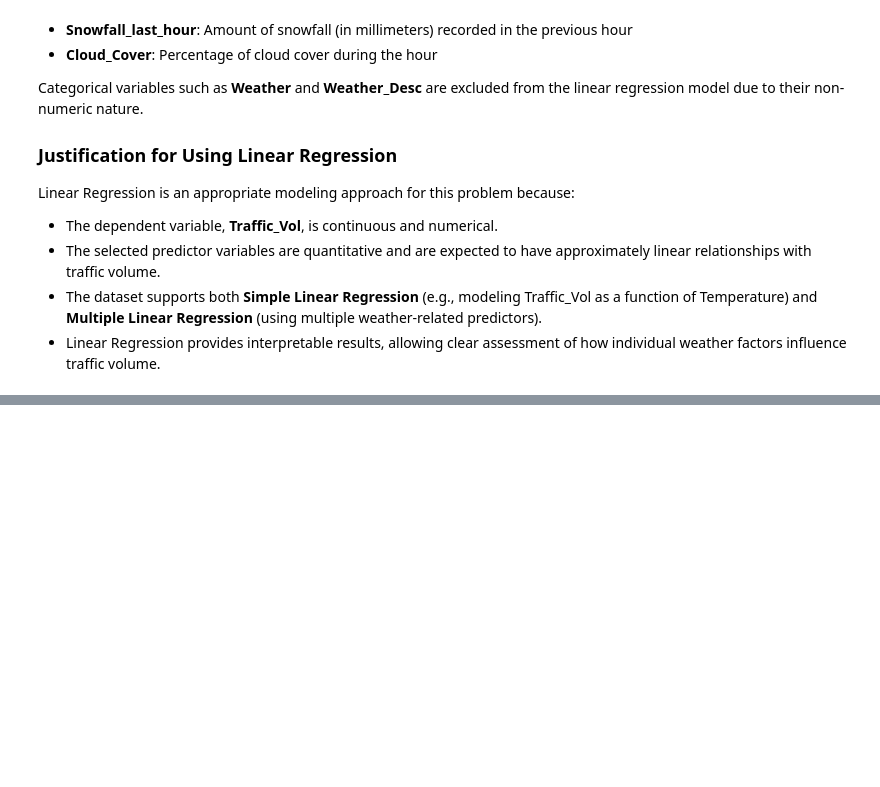
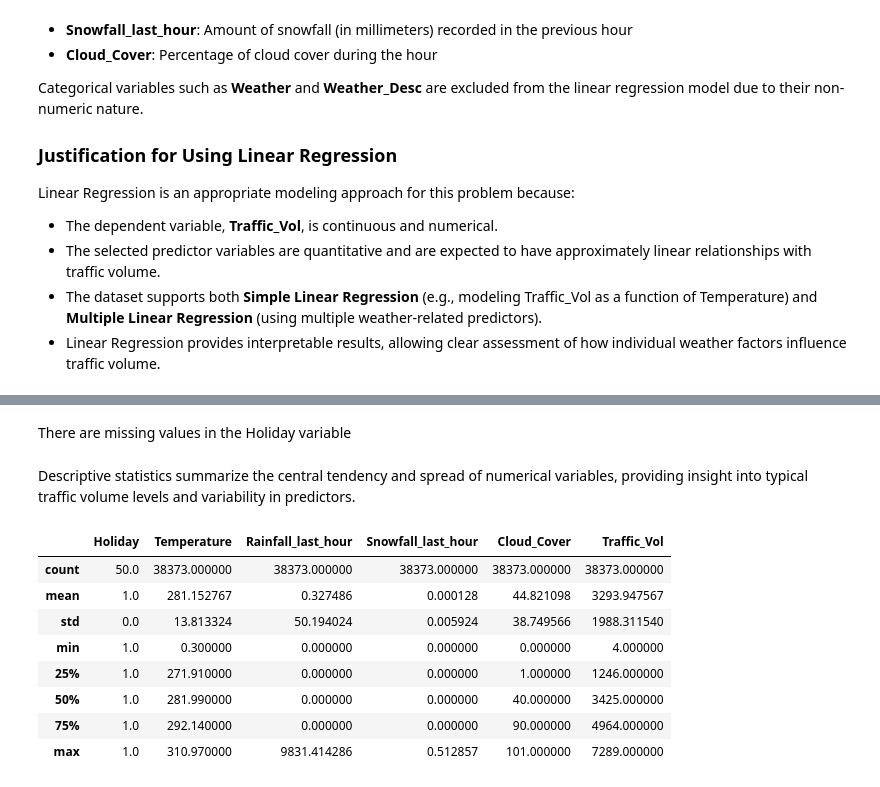
Before and after one commit to DanielMagero/Group5-ML, a Jupyter notebook: assignment/assignmentt.ipynb, the cells around one changed output, grey strips where cells are left out. Drawn from its saved outputs; the diff is of its cells as text; code cells hidden in the pictures; blank space fills up the shorter version.

```diff
--- a/assignment/assignmentt.ipynb
+++ b/assignment/assignmentt.ipynb
@@ -33,0 +96,17 @@ Linear Regression is an appropriate modeling approach for this problem because:
+# %% [markdown]
+There are missing values in the Holiday variable
+# %% [markdown]
+Descriptive statistics summarize the central tendency and spread of numerical variables, providing insight into typical traffic volume levels and variability in predictors.
+# %%
+# Descriptive statistics for numerical variables
+data.describe()
+# %% [output]
+|  | Holiday | Temperature | Rainfall_last_hour | Snowfall_last_hour | Cloud_Cover | Traffic_Vol |
+| count | 50.0 | 38373.000000 | 38373.000000 | 38373.000000 | 38373.000000 | 38373.000000 |
+| mean | 1.0 | 281.152767 | 0.327486 | 0.000128 | 44.821098 | 3293.947567 |
+| std | 0.0 | 13.813324 | 50.194024 | 0.005924 | 38.749566 | 1988.311540 |
+| min | 1.0 | 0.300000 | 0.000000 | 0.000000 | 0.000000 | 4.000000 |
+| 25% | 1.0 | 271.910000 | 0.000000 | 0.000000 | 1.000000 | 1246.000000 |
+| 50% | 1.0 | 281.990000 | 0.000000 | 0.000000 | 40.000000 | 3425.000000 |
+| 75% | 1.0 | 292.140000 | 0.000000 | 0.000000 | 90.000000 | 4964.000000 |
+| max | 1.0 | 310.970000 | 9831.414286 | 0.512857 | 101.000000 | 7289.000000 |
```
Also changed, not shown: parts of 13 cells of this notebook.
